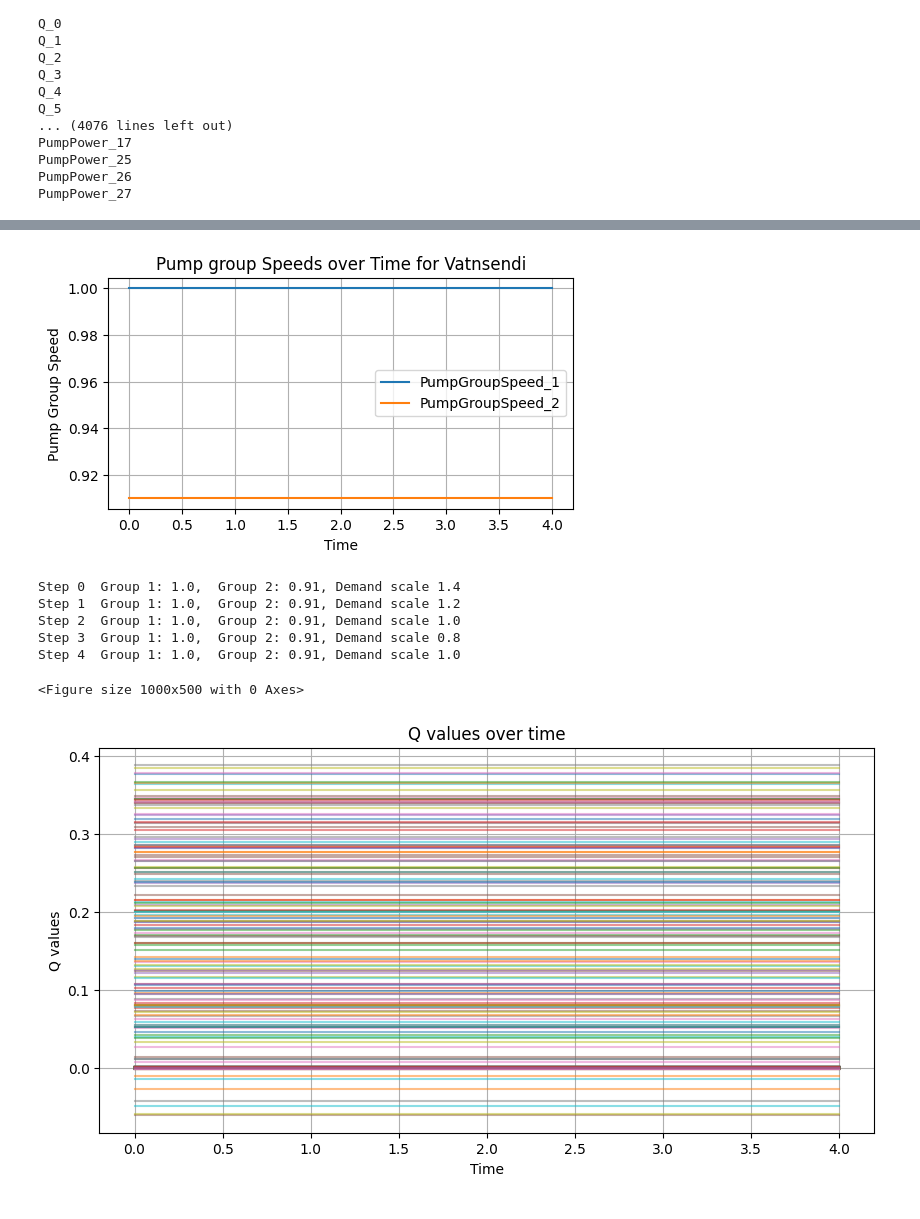
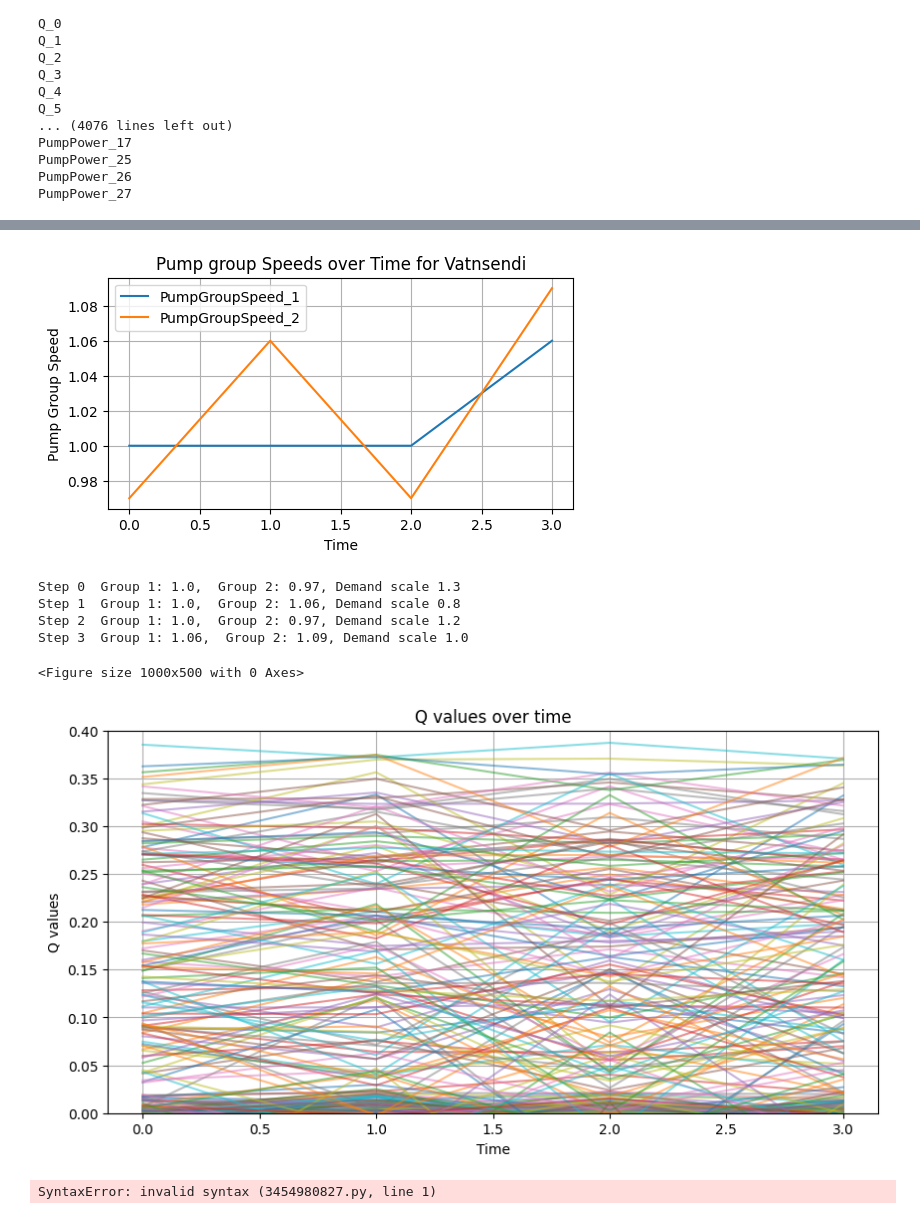
Before and after one commit to frodibrooks/OptimisedHeating, a Jupyter notebook: validation/plot_validation.ipynb, the cells around one changed output, grey strips where cells are left out. Saved outputs shown, nothing was run; the diff lists cells and outputs as text; code cells hidden in the pictures.

Commit message:
erum að breya input vector í einungis demands

```diff
--- a/validation/plot_validation.ipynb
+++ b/validation/plot_validation.ipynb
@@ -2,7 +2,7 @@
 import pandas as pd
 import matplotlib.pyplot as plt
 # %%
-csv_path = "/Users/frodibrooks/Desktop/DTU/Thesis/OptimisedHeating/validation/validation_full_log_agent20.csv"
+csv_path = "/Users/frodibrooks/Desktop/DTU/Thesis/OptimisedHeating/validation/validation_full_log_agent21.csv"
 agent_results_df = pd.read_csv(csv_path)
 # %%
 # Set 'Step' as the index
@@ -184,38 +183,40 @@ plt.legend()
 # Show the plot
 plt.show()
 # %% [output]
-[figure, old version]
+[figure, new version]
 # %%
 plt.figure(figsize=(10, 5))
 for i in range(len(agent_results_df)):
     print(f"Step {i}  Group 1: {agent_results_df['PumpGroupSpeed_1'][i]},  Group 2: {agent_results_df['PumpGroupSpeed_2'][i]}, Demand scale {agent_results_df['DemandScale'][i]}")
 # %% [output]
-Step 0  Group 1: 1.0,  Group 2: 0.91, Demand scale 1.4
-Step 1  Group 1: 1.0,  Group 2: 0.91, Demand scale 1.2
-Step 2  Group 1: 1.0,  Group 2: 0.91, Demand scale 1.0
-Step 3  Group 1: 1.0,  Group 2: 0.91, Demand scale 0.8
-Step 4  Group 1: 1.0,  Group 2: 0.91, Demand scale 1.0
+Step 0  Group 1: 1.0,  Group 2: 0.97, Demand scale 1.3
+Step 1  Group 1: 1.0,  Group 2: 1.06, Demand scale 0.8
+Step 2  Group 1: 1.0,  Group 2: 0.97, Demand scale 1.2
+Step 3  Group 1: 1.06,  Group 2: 1.09, Demand scale 1.0
 <Figure size 1000x500 with 0 Axes>
 # %%
 import matplotlib.pyplot as plt
 
 plt.figure(figsize=(10, 5))
 
 # Loop through all Q-value columns
 for i in range(360):
     plt.plot(agent_results_df.index, agent_results_df[f'Q_{i}'], label=f'Q_{i}', alpha=0.5)
 
 # Add labels and title
 plt.xlabel("Time")
 plt.ylabel("Q values")
 plt.title("Q values over time")
 plt.grid(True)
+plt.ylim(0, 0.4)
 
 
 
 # Show the plot
 plt.show()
 # %% [output]
-[figure, old version]
+[figure, new version]
 # %%
 agent_results_df["Re"][]
+# %% [output]
+SyntaxError: invalid syntax (3454980827.py, line 1)
```
Also changed, not shown: parts of 6 cells of this notebook, 6 other files.
